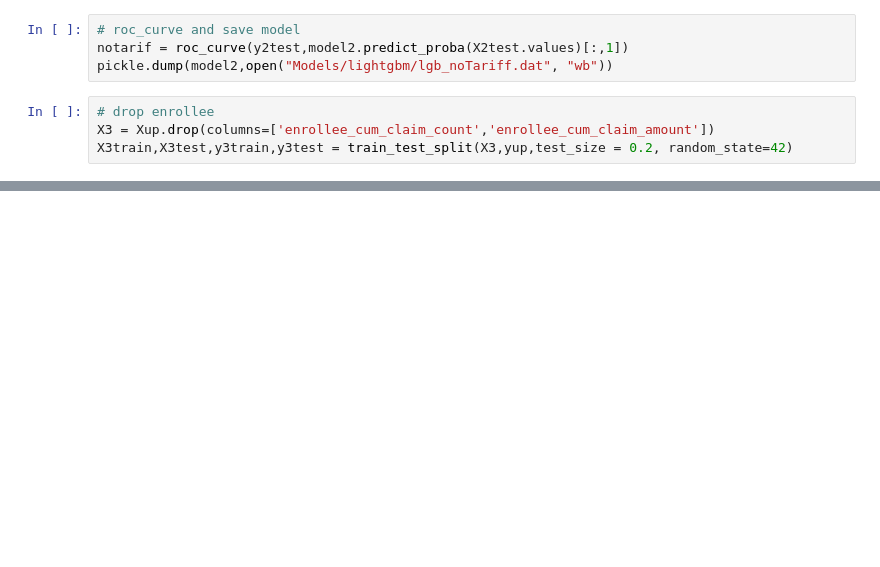
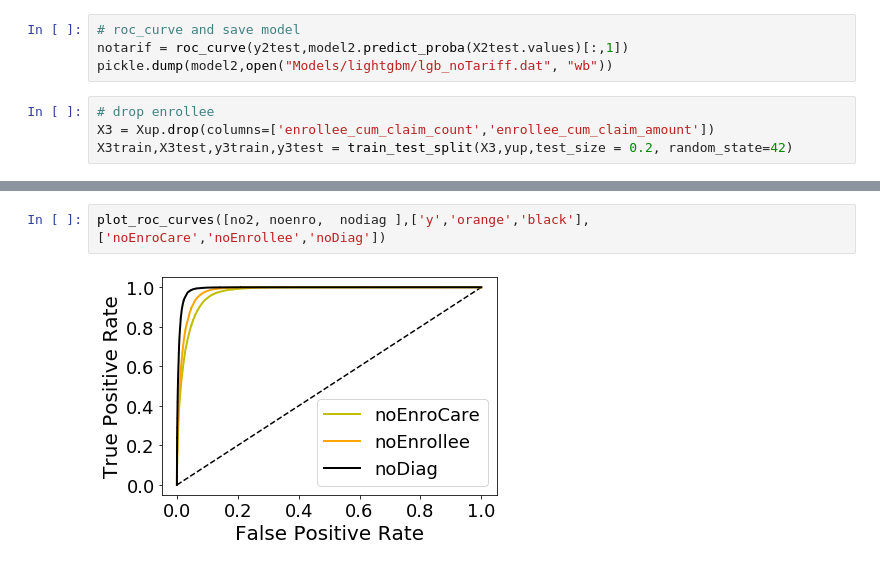
Before and after one commit to Shunling/Insight_HealthDataScience, a Jupyter notebook: Projects/P3/LightGBM_with_Feature_engineering.ipynb, the cells around one changed output, grey strips where cells are left out. Cells and saved outputs as stored; diff of their text form; blank space fills up the shorter version.

```diff
--- a/Projects/P3/LightGBM_with_Feature_engineering.ipynb
+++ b/Projects/P3/LightGBM_with_Feature_engineering.ipynb
@@ -488,0 +497,4 @@ ROC_AUC_score: 0.921
+# %%
+plot_roc_curves([no2, noenro,  nodiag ],['y','orange','black'],['noEnroCare','noEnrollee','noDiag'])
+# %% [output]
+[figure, added]
```
Also changed, not shown: parts of 15 cells of this notebook.
